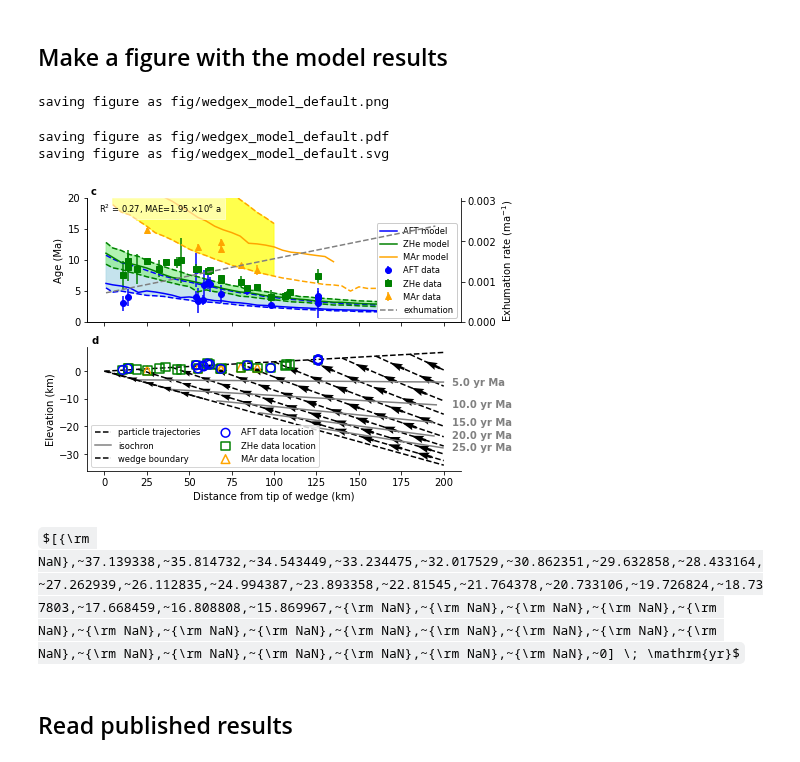
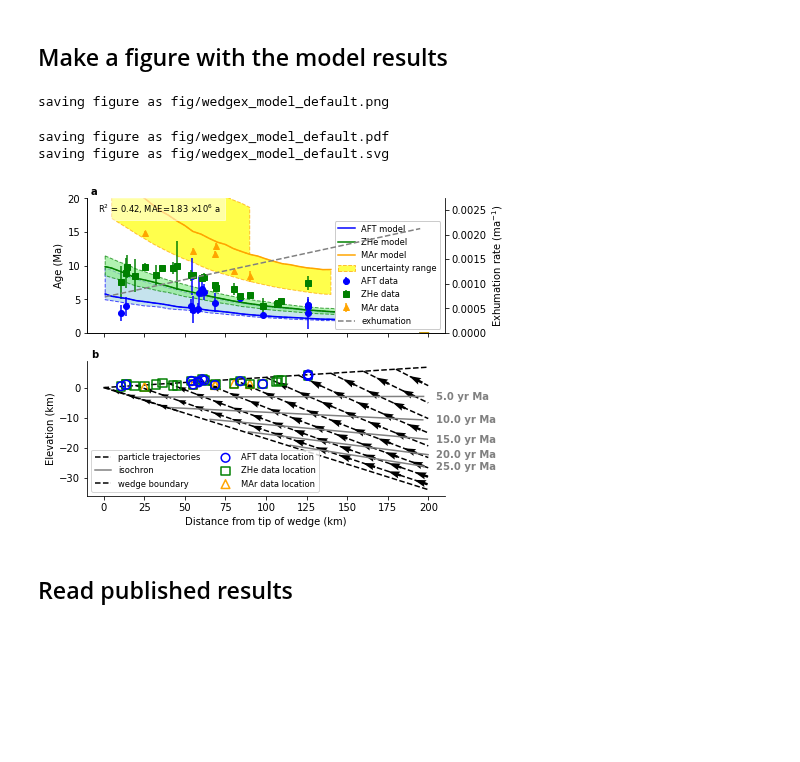
Before and after one commit to ElcoLuijendijk/wedgex, a Jupyter notebook: wedgex.ipynb, the cells around one changed output. Drawn from its saved outputs; the diff is of its cells as text; code cells hidden in the pictures; some formulas as TeX source; blank space fills up the shorter version.

```diff
--- a/wedgex.ipynb
+++ b/wedgex.ipynb
@@ -204,7 +220,7 @@ fig_width = 170 / 25.4
 fig_height = 0.75
 
 # subplot label start, 0 = a
-first_subplot = 2
+first_subplot = 0
 
 # add legend
 add_legend = True
@@ -602,11 +618,11 @@ if thermal_history_model == 'numerical':
     for i, Thi in enumerate(T_history_plot):
         Tpi = Thi.to(u.K, equivalencies=u.temperature())
         ind = np.isnan(Tpi) == False
-        for j, tcs in enumerate(thermochron_systems_plot):
+        for j, tcs in enumerate(thermochron_systems):
             cas[i, j], cts[i, j] = thermochron_functions.calculate_closure_age(-t[ind], Tpi[ind], thermochron_system=tcs)
 
     #for i, Thi in enumerate(T_history_plot):
-    for j, tcs, marker, color in zip(itertools.count(), thermochron_systems_plot, thermochron_markers, thermochron_colors):
+    for j, tcs, marker, color in zip(itertools.count(), thermochron_systems, thermochron_markers, thermochron_colors):
         leg_cl = ax3.scatter(cts[:, j].to(u.deg_C, equivalencies=u.temperature()), -cas[:, j].to(u.year) / 1e6,
                              marker=marker, color=color, label=tcs)
     ax3.legend()
@@ -861,13 +883,22 @@ fig, axs = pl.subplots(2, 1, figsize=(fig_width, fig_width * fig_height), sharex
 thermochron_colors2 = ["lightblue", "lightgreen", "yellow"]
 for i, thc, color, color2 in zip(itertools.count(), thermochron_systems,  thermochron_colors, thermochron_colors2):
     if thc in df[thermochronometer_col].values:
-        lt_range = axs[0].fill_between(x0s / 1e3, modelled_ages_all_min[:, i].to(u.yr) / 1e6, modelled_ages_all_max[:, i].to(u.yr) / 1e6,
-                                        color=color2, alpha=0.7)
+        lt_range = axs[0].fill_between(x0s / 1e3, modelled_ages_all_min[:, i].to(u.yr) / 1e6, modelled_ages_all[:, i].to(u.yr) / 1e6,
+                                        color=color2, alpha=0.7, edgecolor=color, ls="--")
+        lt_range2 = axs[0].fill_between(x0s / 1e3, modelled_ages_all[:, i].to(u.yr) / 1e6, modelled_ages_all_max[:, i].to(u.yr) / 1e6,
+                                        color=color2, alpha=0.7, edgecolor=color, ls="--")
         lt, = axs[0].plot(x0s / 1e3, modelled_ages_all[:, i].to(u.yr) / 1e6, color=color)
-        lt_min, = axs[0].plot(x0s / 1e3, modelled_ages_all_min[:, i].to(u.yr) / 1e6, color=color, ls="--")
-        lt_max, = axs[0].plot(x0s / 1e3, modelled_ages_all_max[:, i].to(u.yr) / 1e6, color=color, ls="--")
-        legs.append(lt)
-        labels.append('%s model' % thc)
+        #lt_min, = axs[0].plot(x0s / 1e3, modelled_ages_all_min[:, i].to(u.yr) / 1e6, color=color, ls="--")
+        #lt_max, = axs[0].plot(x0s / 1e3, modelled_ages_all_max[:, i].to(u.yr) / 1e6, color=color, ls="--")
+        legs += [lt]
+        labels += ['%s model' % thc]
+
+
+        if thc == thermochron_systems[-1]:
+            legs += [lt_range]
+            labels += ['uncertainty range']
+
+
 
 for thc, m, color in zip(thermochron_systems_plot, thermochron_markers, thermochron_colors):
 
@@ -912,7 +943,7 @@ axr.set_ylabel(r'Exhumation rate ($m a^{-1}$)')
 axr.set_ylim(0, axr.get_ylim()[-1] * 1.25)
 
 if add_legend is True:
-    axs[0].legend(legs, labels, fontsize=fs, loc='lower right', facecolor='white', framealpha=1)
+    axs[0].legend(legs, labels, fontsize=fs, loc='lower right', facecolor='white', framealpha=1.0)
 
 #######################
 # particle trajectories
@@ -974,39 +1005,35 @@ for i, thc, m, color in zip(itertools.count(), thermochron_systems_plot, thermoc
 
 leg_bnd, = ax.plot(xcoords / 1e3, y_top / 1e3, color='black', ls='--', lw=1.5)
 ax.plot(xcoords / 1e3, y_bottom / 1e3, color='black', ls='--', lw=1.5)
 
 ax.set_xlabel('Distance from tip of wedge (km)')
 ax.set_ylabel('Elevation (km)')
 
 for i, ax in enumerate(axs):
     ax.spines['top'].set_visible(False)
     ax.spines['right'].set_visible(False)
     ax.text(0.01, 1.01, string.ascii_lowercase[i + first_subplot],
             weight='bold', transform=ax.transAxes,
                ha='left', va='bottom', fontsize='medium')
 
 axr.spines['top'].set_visible(False)
 
 if add_legend is True:
     legs = [leg_traj, leg_tsl, leg_bnd] + legs_tc
     labels = ['particle trajectories', 'isochron', 'wedge boundary'] + labels_tc
     axs[-1].legend(legs, labels, loc='lower left', ncol=2, fontsize=fs)
 
-#fig.tight_layout()
+fig.tight_layout()
 
 for f in fig_formats:
     fn = fig_output_file + '.' + f
     print('saving figure as %s' % fn)
     fig.savefig(fn)
 # %% [output]
 saving figure as fig/wedgex_model_default.png
 saving figure as fig/wedgex_model_default.pdf
 saving figure as fig/wedgex_model_default.svg
-[figure, old version]
+[figure, new version]
-# %%
-modelled_ages_all_max[:, -1] / 1e6
-# %% [output]
-$[{\rm NaN},~37.139338,~35.814732,~34.543449,~33.234475,~32.017529,~30.862351,~29.632858,~28.433164,~27.262939,~26.112835,~24.994387,~23.893358,~22.81545,~21.764378,~20.733106,~19.726824,~18.737803,~17.668459,~16.808808,~15.869967,~{\rm NaN},~{\rm NaN},~{\rm NaN},~{\rm NaN},~{\rm NaN},~{\rm NaN},~{\rm NaN},~{\rm NaN},~{\rm NaN},~{\rm NaN},~{\rm NaN},~{\rm NaN},~{\rm NaN},~{\rm NaN},~{\rm NaN},~{\rm NaN},~{\rm NaN},~{\rm NaN},~{\rm NaN},~0] \; \mathrm{yr}$
 # %% [markdown]
 ## Read published results
 # %%
```
Also changed, not shown: parts of 10 cells of this notebook, 25 other files.
